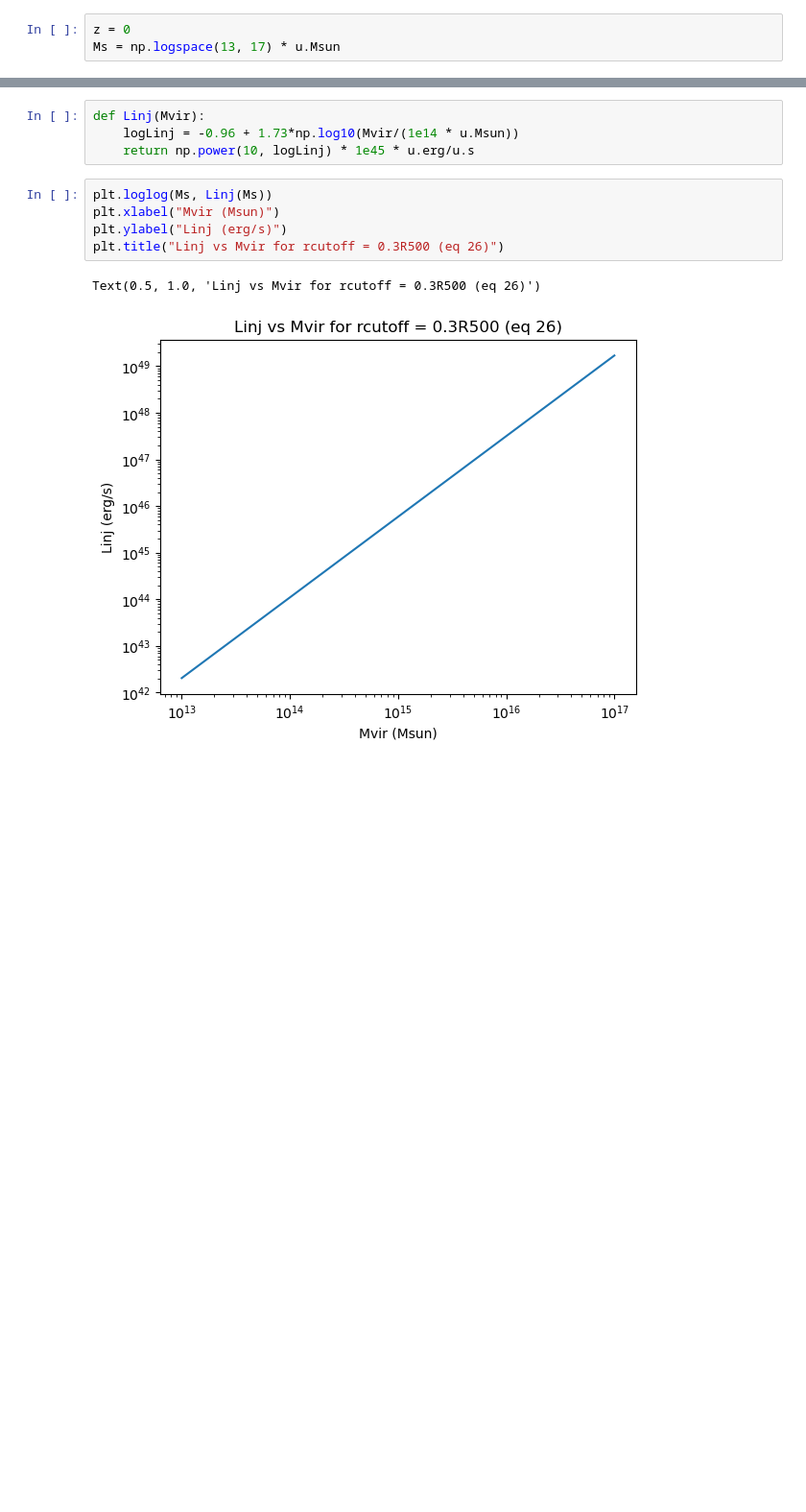
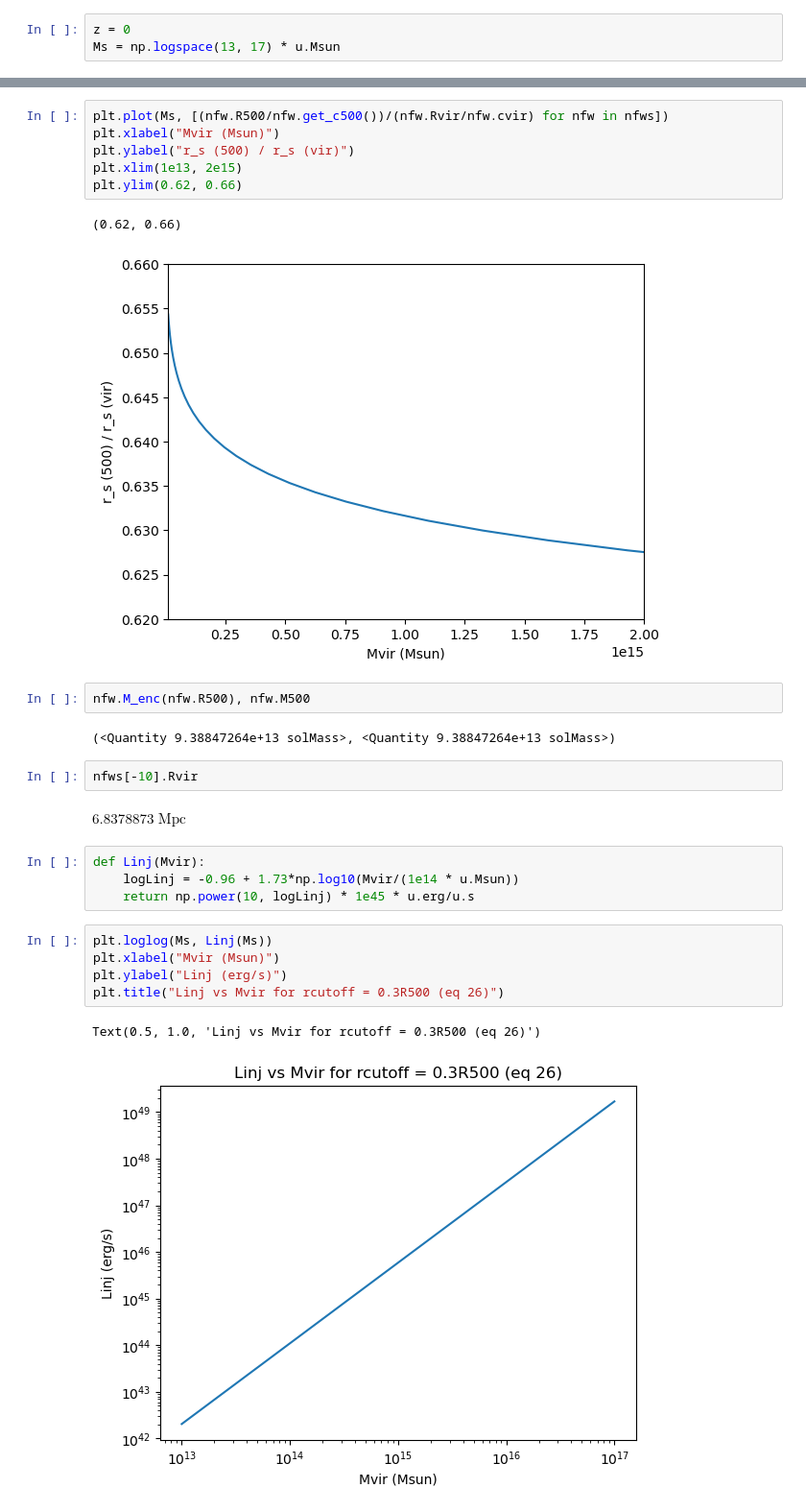
Before and after one commit to eleanorstuart/thermo-idm, a Jupyter notebook: comparison_with_observation_M500.ipynb, the cells around one changed output, grey strips where cells are left out. Shown at 96% size. Saved outputs shown, nothing was run; the diff lists cells and outputs as text; blank space fills up the shorter version.

```diff
--- a/comparison_with_observation_M500.ipynb
+++ b/comparison_with_observation_M500.ipynb
@@ -25,3 +64,20 @@ nfws = [NFWProfile(M, z)for M in Ms]
+# %%
+plt.plot(Ms, [(nfw.R500/nfw.get_c500())/(nfw.Rvir/nfw.cvir) for nfw in nfws])
+plt.xlabel("Mvir (Msun)")
+plt.ylabel("r_s (500) / r_s (vir)")
+plt.xlim(1e13, 2e15)
+plt.ylim(0.62, 0.66)
+# %% [output]
+(0.62, 0.66)
+[figure, added]
+# %%
+nfw.M_enc(nfw.R500), nfw.M500
+# %% [output]
+(<Quantity 9.38847264e+13 solMass>, <Quantity 9.38847264e+13 solMass>)
+# %%
+nfws[-10].Rvir
+# %% [output]
+$6.8378873 \; \mathrm{Mpc}$
 # %%
 def Linj(Mvir):
     logLinj = -0.96 + 1.73*np.log10(Mvir/(1e14 * u.Msun))
```
Also changed, not shown: parts of 10 cells of this notebook, 2 other files.
